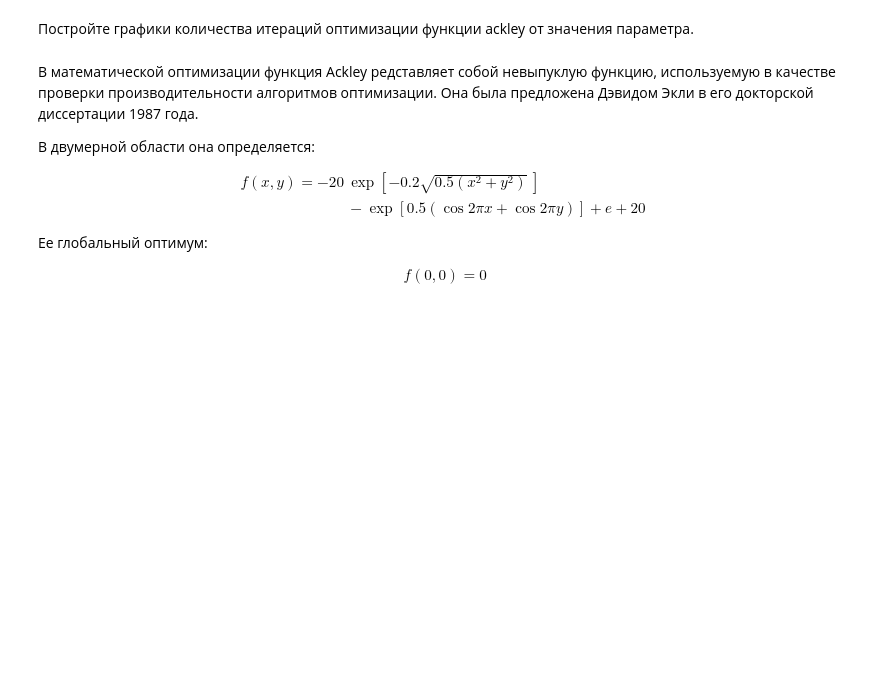
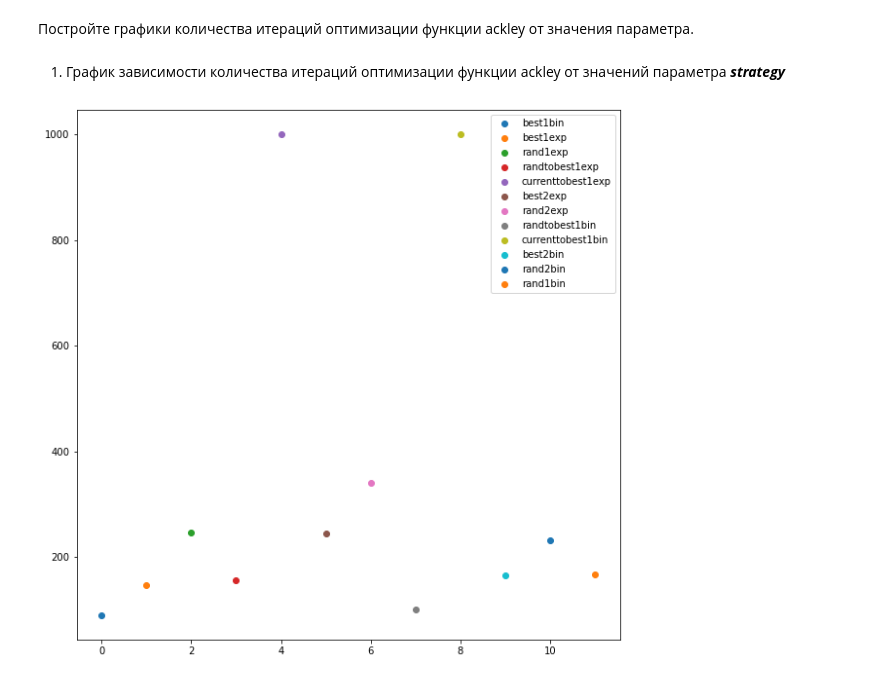
Before and after one commit to Mishgun84/Fedorovskikh_MDS-19, a Jupyter notebook: 06_Optimization_theory/MDS_19_homework_6.ipynb, the cells around one changed output. Drawn from its saved outputs; the diff is of its cells as text; code cells hidden in the pictures; blank space fills up the shorter version.

Commit message:
Выполнено домашнее задание "Теория оптимизации"

```diff
--- a/06_Optimization_theory/MDS_19_homework_6.ipynb
+++ b/06_Optimization_theory/MDS_19_homework_6.ipynb
@@ -182,0 +15,14 @@ result5
+# %%
+# Зададим функцию :
+def ackley(x):
+    arg1 = -0.2 * np.sqrt(0.5 * (x[0] ** 2 + x[1] ** 2))
+    arg2 = 0.5 * (np.cos(2. * np.pi * x[0]) + np.cos(2. * np.pi * x[1]))
+    return -20. * np.exp(arg1) - np.exp(arg2) + 20. + np.e
+
+# задаем пределы изменения переменных
+bounds = [(-10, 10), (-10, 10)]
+
+# Для функции Ackley и заданных границ переменных применим функцию differential_evolution с параматерами по
+# умолчанию и seed=42
+result0 = differential_evolution(ackley, bounds, seed=42)
+result0
@@ -208,10 +208,16 @@ result6
-# %% [markdown]
-В математической оптимизации функция  Ackley редставляет собой невыпуклую функцию, используемую в качестве проверки производительности алгоритмов оптимизации. Она была предложена Дэвидом Экли в его докторской диссертации 1987 года.
-
-В двумерной области она определяется:
-
-\begin{aligned}f(x,y)=-20&{}\exp \left[-0.2{\sqrt {0.5(x^{2}+y^{2})}}\,\right]\\&{}-\exp \left[0.5\left(\cos 2\pi x+\cos 2\pi y\right)\right]+e+20\end{aligned}
-
-Ее глобальный оптимум:
-
- \begin{aligned}f(0,0)=0\end{aligned}
+# %% [markdown]
+1) График зависимости количества итераций оптимизации функции ackley  от значений параметра ***strategy***
+# %%
+strategy_list = ['best1bin', 'best1exp', 'rand1exp', 'randtobest1exp', 'currenttobest1exp', 'best2exp', 'rand2exp',
+                'randtobest1bin', 'currenttobest1bin', 'best2bin', 'rand2bin', 'rand1bin']
+
+# В данном случае не вижу смысла соединять точки линией, т.к. мы можем в любом порядке подставлять значения праметра
+# strategy. Просто изобразим точки на графике, чтобы наглядно увидеть разброс возможных значений.
+plt.figure(figsize=(10, 10))
+for x, el in enumerate(strategy_list):
+    plt.plot(x, differential_evolution(ackley, bounds, strategy=el, seed=42).nit, 'o', label=el)
+
+plt.legend()
+plt.show()
+# %% [output]
+[figure, added]
```
Also changed, not shown: parts of 64 cells of this notebook.
